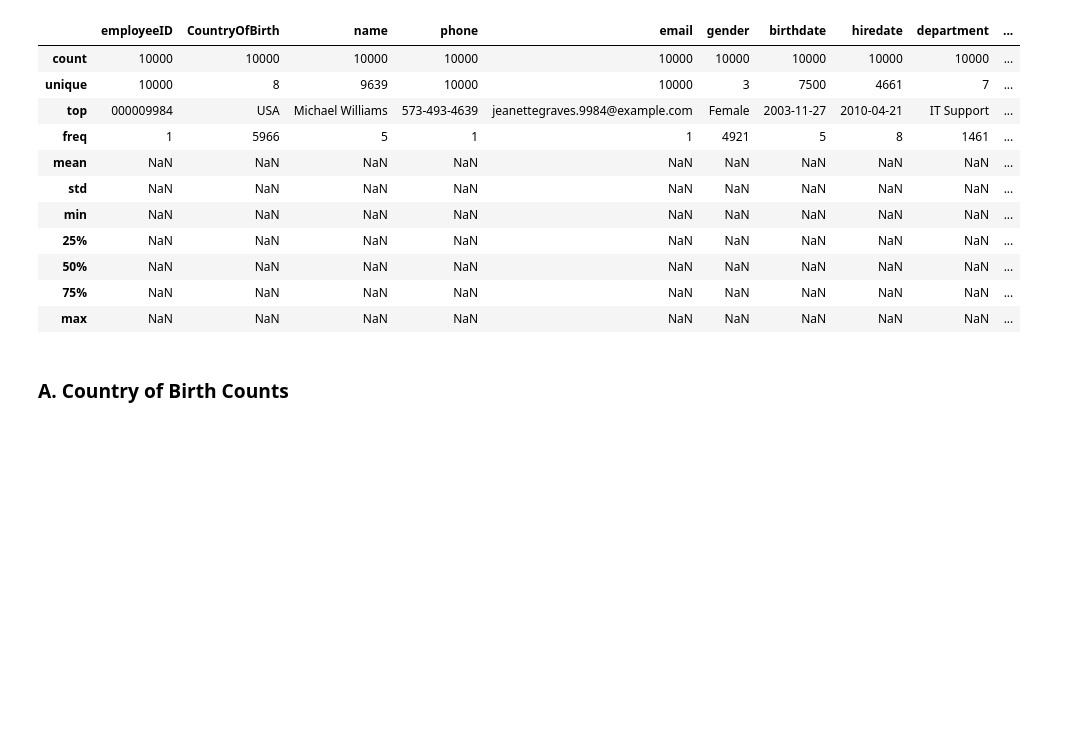
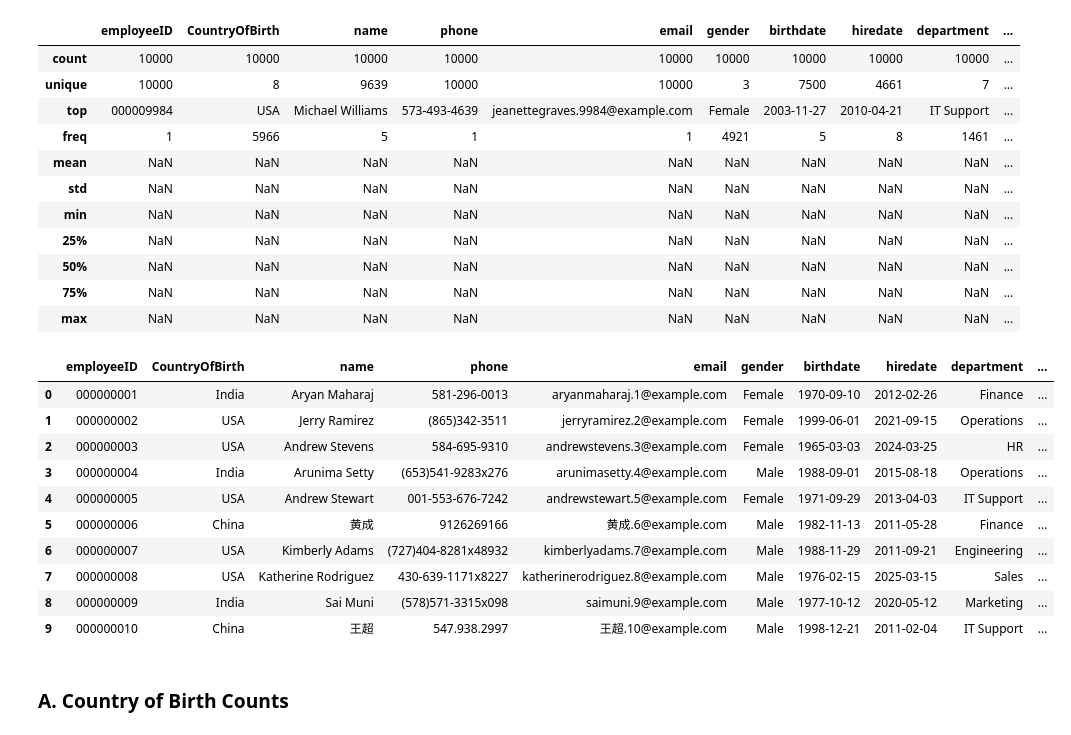
Before and after one commit to jbtuku/Data-Engineering, a Jupyter notebook: Data Synthsesis/datasynthesis.ipynb, the cells around one changed output. Drawn from its saved outputs; the diff is of its cells as text; code cells hidden in the pictures; blank space fills up the shorter version.

```diff
--- a/Data Synthsesis/datasynthesis.ipynb
+++ b/Data Synthsesis/datasynthesis.ipynb
@@ -132,6 +132,20 @@ emp_df.describe(include='all')
 | 50% | NaN | NaN | NaN | NaN | NaN | NaN | NaN | NaN | NaN | ... |
 | 75% | NaN | NaN | NaN | NaN | NaN | NaN | NaN | NaN | NaN | ... |
 | max | NaN | NaN | NaN | NaN | NaN | NaN | NaN | NaN | NaN | ... |
+# %%
+emp_df.head(10)
+# %% [output]
+|  | employeeID | CountryOfBirth | name | phone | email | gender | birthdate | hiredate | department | ... |
+| 0 | 000000001 | India | Aryan Maharaj | 581-296-0013 | aryanmaharaj.1@example.com | Female | 1970-09-10 | 2012-02-26 | Finance | ... |
+| 1 | 000000002 | USA | Jerry Ramirez | (865)342-3511 | jerryramirez.2@example.com | Female | 1999-06-01 | 2021-09-15 | Operations | ... |
+| 2 | 000000003 | USA | Andrew Stevens | 584-695-9310 | andrewstevens.3@example.com | Female | 1965-03-03 | 2024-03-25 | HR | ... |
+| 3 | 000000004 | India | Arunima Setty | (653)541-9283x276 | arunimasetty.4@example.com | Male | 1988-09-01 | 2015-08-18 | Operations | ... |
+| 4 | 000000005 | USA | Andrew Stewart | 001-553-676-7242 | andrewstewart.5@example.com | Female | 1971-09-29 | 2013-04-03 | IT Support | ... |
+| 5 | 000000006 | China | 黄成 | 9126269166 | 黄成.6@example.com | Male | 1982-11-13 | 2011-05-28 | Finance | ... |
+| 6 | 000000007 | USA | Kimberly Adams | (727)404-8281x48932 | kimberlyadams.7@example.com | Male | 1988-11-29 | 2011-09-21 | Engineering | ... |
+| 7 | 000000008 | USA | Katherine Rodriguez | 430-639-1171x8227 | katherinerodriguez.8@example.com | Male | 1976-02-15 | 2025-03-15 | Sales | ... |
+| 8 | 000000009 | India | Sai Muni | (578)571-3315x098 | saimuni.9@example.com | Male | 1977-10-12 | 2020-05-12 | Marketing | ... |
+| 9 | 000000010 | China | 王超 | 547.938.2997 | 王超.10@example.com | Male | 1998-12-21 | 2011-02-04 | IT Support | ... |
 # %%
 !pip install pandas openpyxl faker matplotlib seaborn --quiet
 # %%
```
